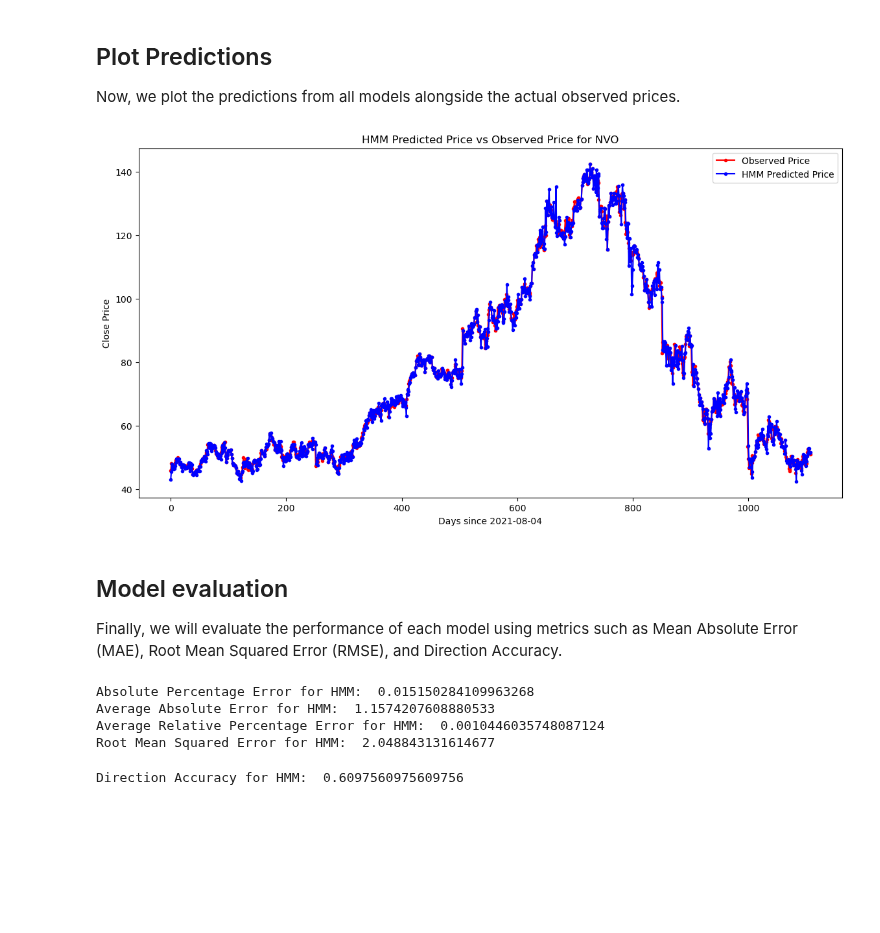
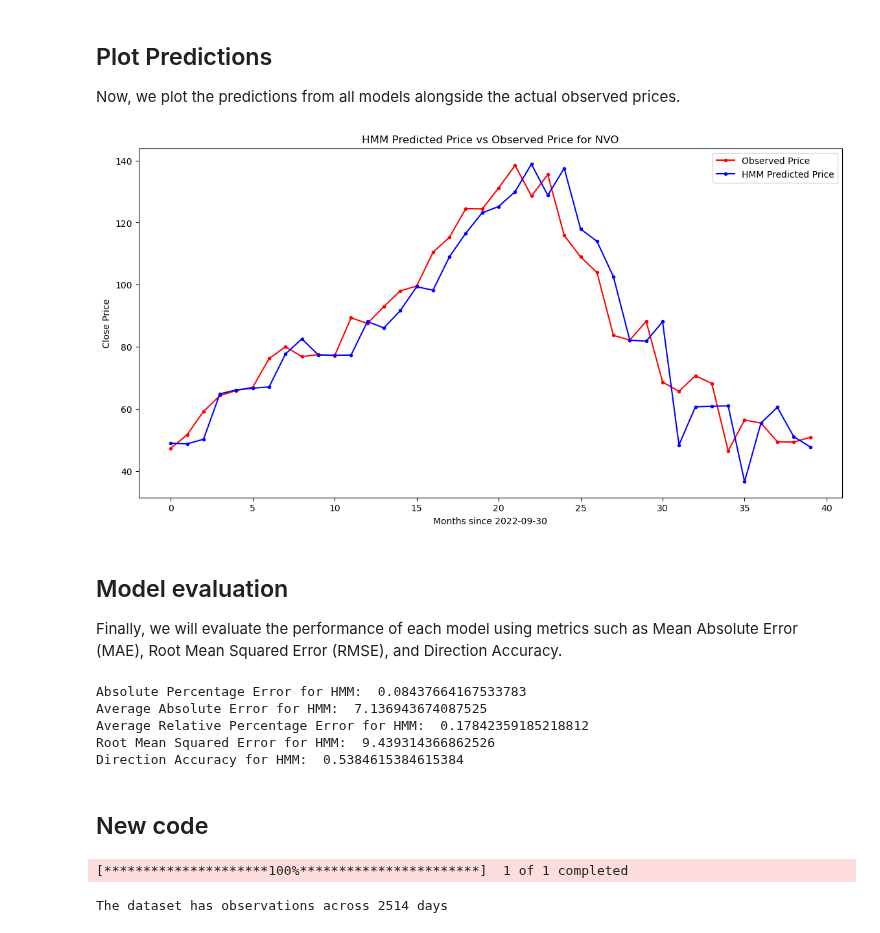
Before and after one commit to anderswol/AppStat2, a Jupyter notebook: Sagar/Stock_Price_Prediction_Models_Comparison.ipynb, the cells around one changed output. Cells and saved outputs as stored; diff of their text form; code cells hidden in the pictures; blank space fills up the shorter version.

```diff
--- a/Sagar/Stock_Price_Prediction_Models_Comparison.ipynb
+++ b/Sagar/Stock_Price_Prediction_Models_Comparison.ipynb
@@ -26,5 +29,5 @@ In this section, we load the data and preprocess it for modeling.
 # %%
 ticker = 'NVO'
-obs = dataExtracterDays('NVO', '2020-01-01', '2026-01-01')
+obs = dataExtracterDays('NVO', '2016-01-01', '2026-01-01')
 # %% [output]
 [*********************100%***********************]  1 of 1 completed
@@ -34,7 +53,7 @@ The dataset has observations across 1508 days
 
 We will implement the HMM to predict future stock prices.
 # %%
-cutoff = 400
+cutoff = 1001
 data = obs[:cutoff]
 dates = obs['Date'][cutoff:]
 data = data[data.columns[1:5]]
@@ -69,15 +99,15 @@ Now, we plot the predictions from all models alongside the actual observed price
 # %%
 fig, ax = plt.subplots(figsize=(14, 7))
 
 # Plot actual prices for the corresponding period
-ax.plot(close, marker='.', label='Observed Price', color='red')
-ax.plot(hmm_price, marker='.', label='HMM Predicted Price', color='blue')
+ax.plot(close[-100:], marker='.', label='Observed Price', color='red')
+ax.plot(hmm_price[-100:], marker='.', label='HMM Predicted Price', color='blue')
 ax.set_ylabel("Close Price")
-ax.set_xlabel(f"Days since {dates[cutoff]}")
+ax.set_xlabel(f"Months since {dates[cutoff]}")
 ax.legend();
 ax.set_title(f"HMM Predicted Price vs Observed Price for {ticker}");
 # %% [output]
-[figure, old version]
+[figure, new version]
 # %% [markdown]
 ## Model evaluation
 
@@ -91,17 +121,17 @@ ape_hmm = ape(close, hmm_price)
 aae_hmm = aae(close, hmm_price)
 arpe_hmm = arpe(close, hmm_price)
 rmse_hmm = rmse(close, hmm_price)
+direction_accuracy_hmm = direction_accuracy(close, hmm_price)
 print("Absolute Percentage Error for HMM: ", ape_hmm)
 print("Average Absolute Error for HMM: ", aae_hmm)
 print("Average Relative Percentage Error for HMM: ", arpe_hmm)
 print("Root Mean Squared Error for HMM: ", rmse_hmm)
+print("Direction Accuracy for HMM: ", direction_accuracy_hmm)
 # %% [output]
-Absolute Percentage Error for HMM:  0.015150284109963268
-Average Absolute Error for HMM:  1.1574207608880533
-Average Relative Percentage Error for HMM:  0.0010446035748087124
-Root Mean Squared Error for HMM:  2.048843131614677
+Absolute Percentage Error for HMM:  0.08437664167533783
+Average Absolute Error for HMM:  7.136943674087525
+Average Relative Percentage Error for HMM:  0.17842359185218812
+Root Mean Squared Error for HMM:  9.439314366862526
+Direction Accuracy for HMM:  0.5384615384615384
-# %%
-direction_accuracy_hmm = direction_accuracy(close, hmm_price)
-print("Direction Accuracy for HMM: ", direction_accuracy_hmm)
-# %% [output]
-Direction Accuracy for HMM:  0.6097560975609756
+# %% [markdown]
+## New code
@@ -107,0 +142,5 @@ Direction Accuracy for HMM:  0.6097560975609756
+# %%
+df_nvo = dataExtracterDays('NVO', '2016-01-01', '2026-01-01')
+# %% [output]
+[*********************100%***********************]  1 of 1 completed
+The dataset has observations across 2514 days
```
Also changed, not shown: parts of 21 cells of this notebook, 2 other files.
